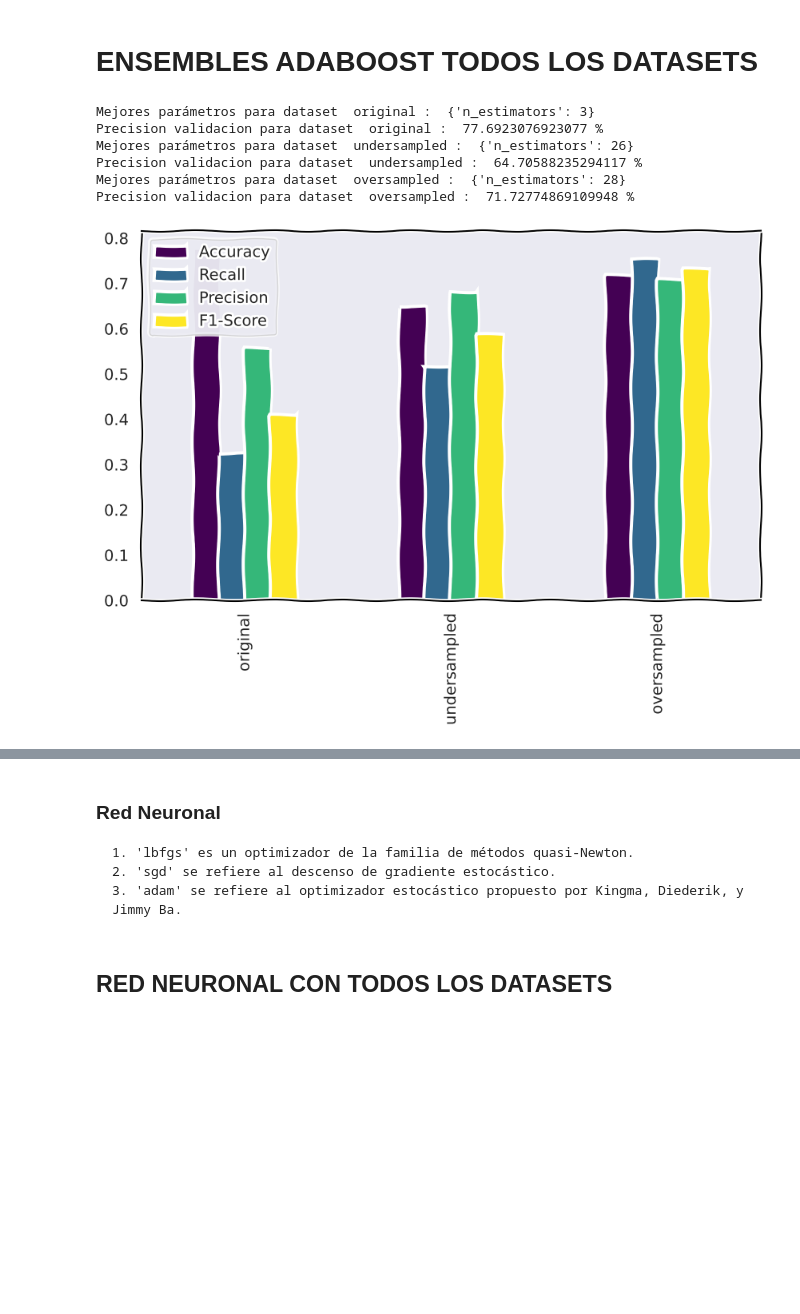
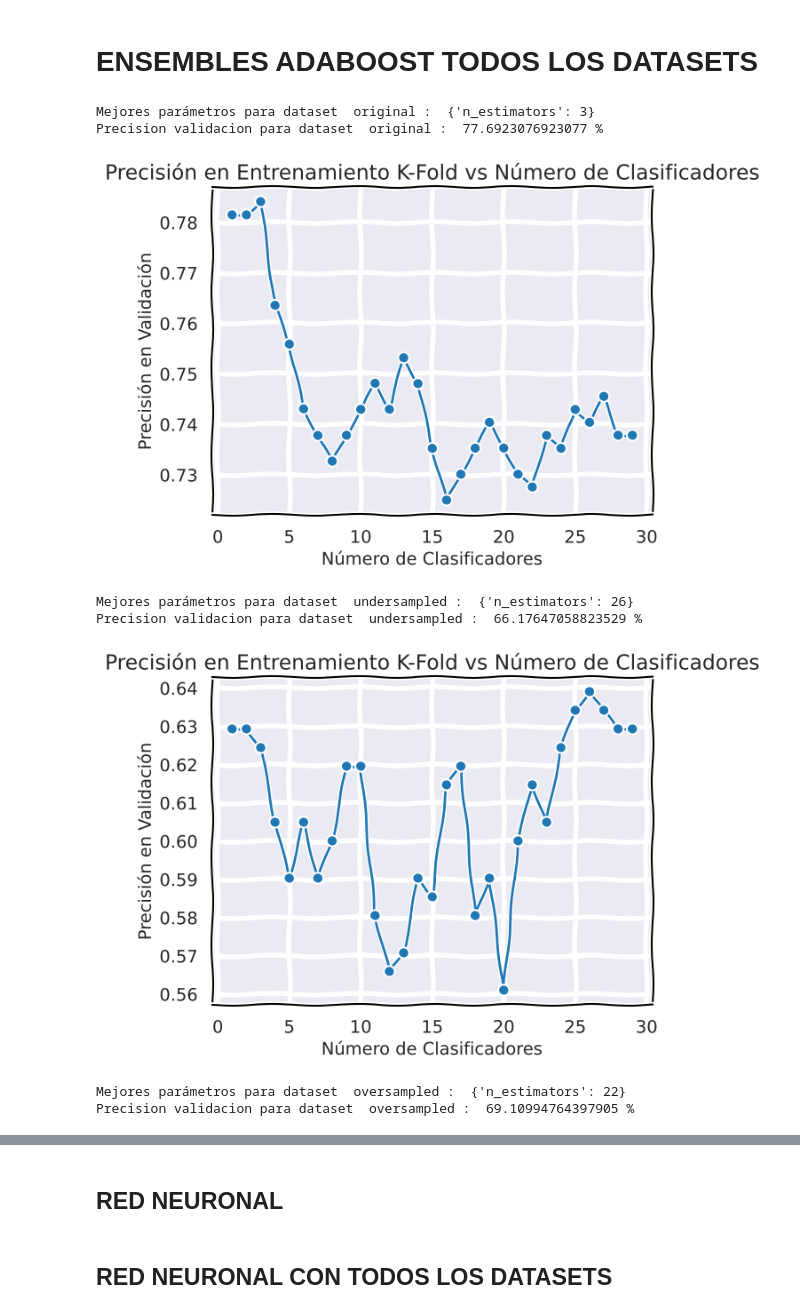
Before and after one commit to WADEBER/Trabajo-Aprendizaje, a Jupyter notebook: alcoholism.ipynb, the cells around one changed output, grey strips where cells are left out. Saved outputs shown, nothing was run; the diff lists cells and outputs as text; code cells hidden in the pictures; blank space fills up the shorter version.

```diff
--- a/alcoholism.ipynb
+++ b/alcoholism.ipynb
@@ -695,35 +696,38 @@ for i in diccionario_datasets:
     param_grid = {'n_estimators': list(range(1, 30))}
 
     adaboost = AdaBoostClassifier(base_estimator=clasificador_base)
     grid_search_adaboost = GridSearchCV(adaboost, param_grid, cv=5, scoring='accuracy',refit = True)
 
     grid_search_adaboost.fit(X_train, y_train_calificacion)
 
     best_model_adaboost = grid_search_adaboost.best_estimator_
     best_params_adaboost = grid_search_adaboost.best_params_
 
     print("Mejores parámetros para dataset ", i, ": ", best_params_adaboost)
 
     y_pred_val = best_model_adaboost.predict(X_val)
     accuracy_calificacion_val = accuracy_score(y_val_calificacion, y_pred_val)
     recall  = recall_score(y_val_calificacion, y_pred_val)
     f1 = f1_score(y_val_calificacion, y_pred_val)
     precision = precision_score(y_val_calificacion, y_pred_val)
     print("Precision validacion para dataset ", i, ": "  , 100 * accuracy_calificacion_val, "%")
 
+    grafica_precision(grid_search_adaboost)
+
     diccionario_adaboost[i] = best_model_adaboost
 
     # Asignar los datos calculados al respectivo valor del diccionario df_metrics
     df_metrics[i] = [accuracy_calificacion_val, recall, precision, f1]
 
 # Imprimir el dataframe con la librería pandas
 with plt.xkcd():
     df_metrics.T.plot(kind='bar', figsize=(10, 6), colormap='viridis')
 # %% [output]
 Mejores parámetros para dataset  original :  {'n_estimators': 3}
 Precision validacion para dataset  original :  77.6923076923077 %
-Mejores parámetros para dataset  undersampled :  {'n_estimators': 26}
-Precision validacion para dataset  undersampled :  64.70588235294117 %
-Mejores parámetros para dataset  oversampled :  {'n_estimators': 28}
-Precision validacion para dataset  oversampled :  71.72774869109948 %
-[figure, old version]
+[figure, new version]
+Mejores parámetros para dataset  undersampled :  {'n_estimators': 26}
+Precision validacion para dataset  undersampled :  66.17647058823529 %
+[figure, added]
+Mejores parámetros para dataset  oversampled :  {'n_estimators': 22}
+Precision validacion para dataset  oversampled :  69.10994764397905 %
@@ -730,9 +736,5 @@ Precision validacion para dataset  oversampled :  71.72774869109948 %
 # %% [markdown]
-### Red Neuronal
-
-    1. 'lbfgs' es un optimizador de la familia de métodos quasi-Newton.
-    2. 'sgd' se refiere al descenso de gradiente estocástico.
-    3. 'adam' se refiere al optimizador estocástico propuesto por Kingma, Diederik, y Jimmy Ba.
+## RED NEURONAL
 # %% [markdown]
 ## RED NEURONAL CON TODOS LOS DATASETS
 # %%
```
Also changed, not shown: parts of 12 cells of this notebook.
